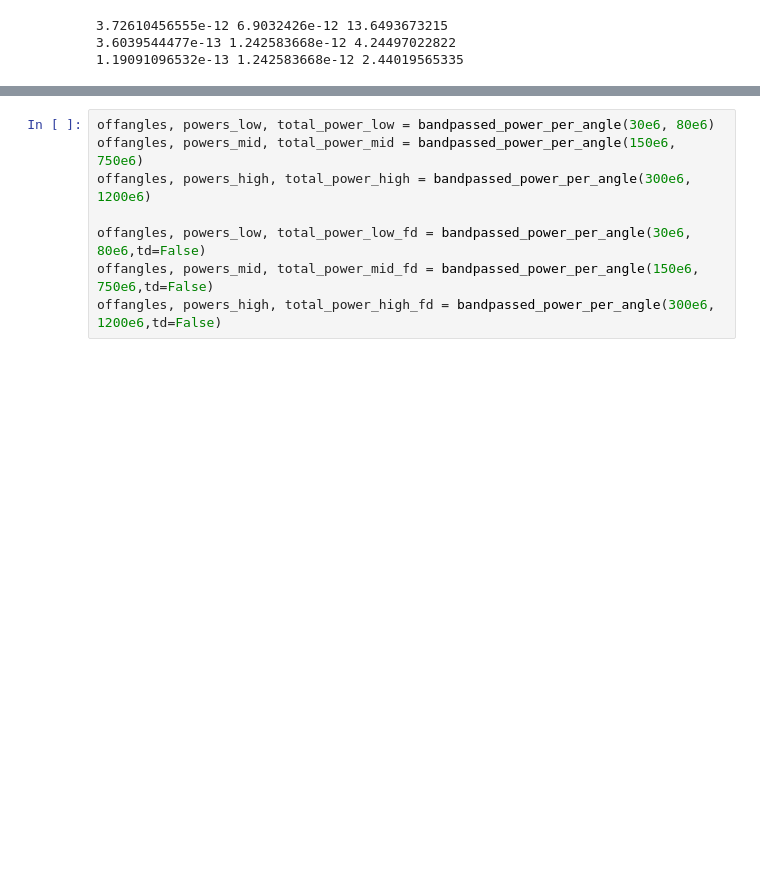
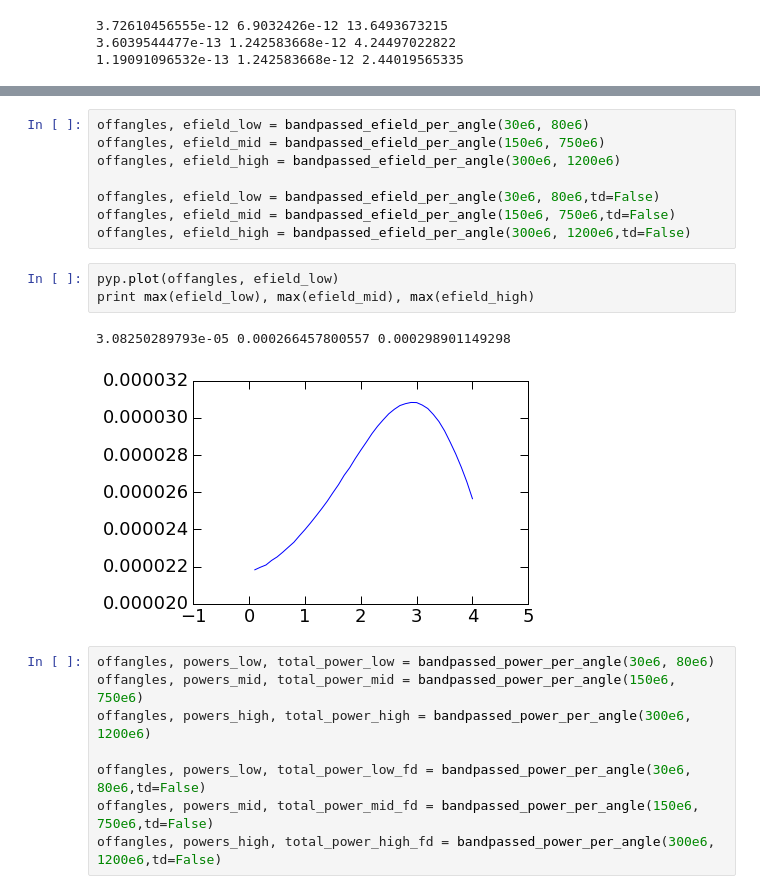
Before and after one commit to swissel/nutau_acceptance, a Jupyter notebook: 03_Detector/Mountain Top Efield Pulses Shared.ipynb, the cells around one changed output, grey strips where cells are left out. Drawn from its saved outputs; the diff is of its cells as text; blank space fills up the shorter version.

```diff
--- a/03_Detector/Mountain Top Efield Pulses Shared.ipynb
+++ b/03_Detector/Mountain Top Efield Pulses Shared.ipynb
@@ -165,6 +189,20 @@ def bandpassed_power_per_angle(fstart, fstop, gain=1, td=True):
 
     coherent_signal_sum = np.sum(power_off_angles)
     return np.arange(0.1, 4.1,0.1), power_off_angles, coherent_signal_sum
+# %%
+offangles, efield_low = bandpassed_efield_per_angle(30e6, 80e6)
+offangles, efield_mid = bandpassed_efield_per_angle(150e6, 750e6)
+offangles, efield_high = bandpassed_efield_per_angle(300e6, 1200e6)
+
+offangles, efield_low = bandpassed_efield_per_angle(30e6, 80e6,td=False)
+offangles, efield_mid = bandpassed_efield_per_angle(150e6, 750e6,td=False)
+offangles, efield_high = bandpassed_efield_per_angle(300e6, 1200e6,td=False)
+# %%
+pyp.plot(offangles, efield_low)
+print max(efield_low), max(efield_mid), max(efield_high)
+# %% [output]
+3.08250289793e-05 0.000266457800557 0.000298901149298
+[figure, added]
 # %%
 offangles, powers_low, total_power_low = bandpassed_power_per_angle(30e6, 80e6)
 offangles, powers_mid, total_power_mid = bandpassed_power_per_angle(150e6, 750e6)
```
Also changed, not shown: parts of 12 cells of this notebook.
